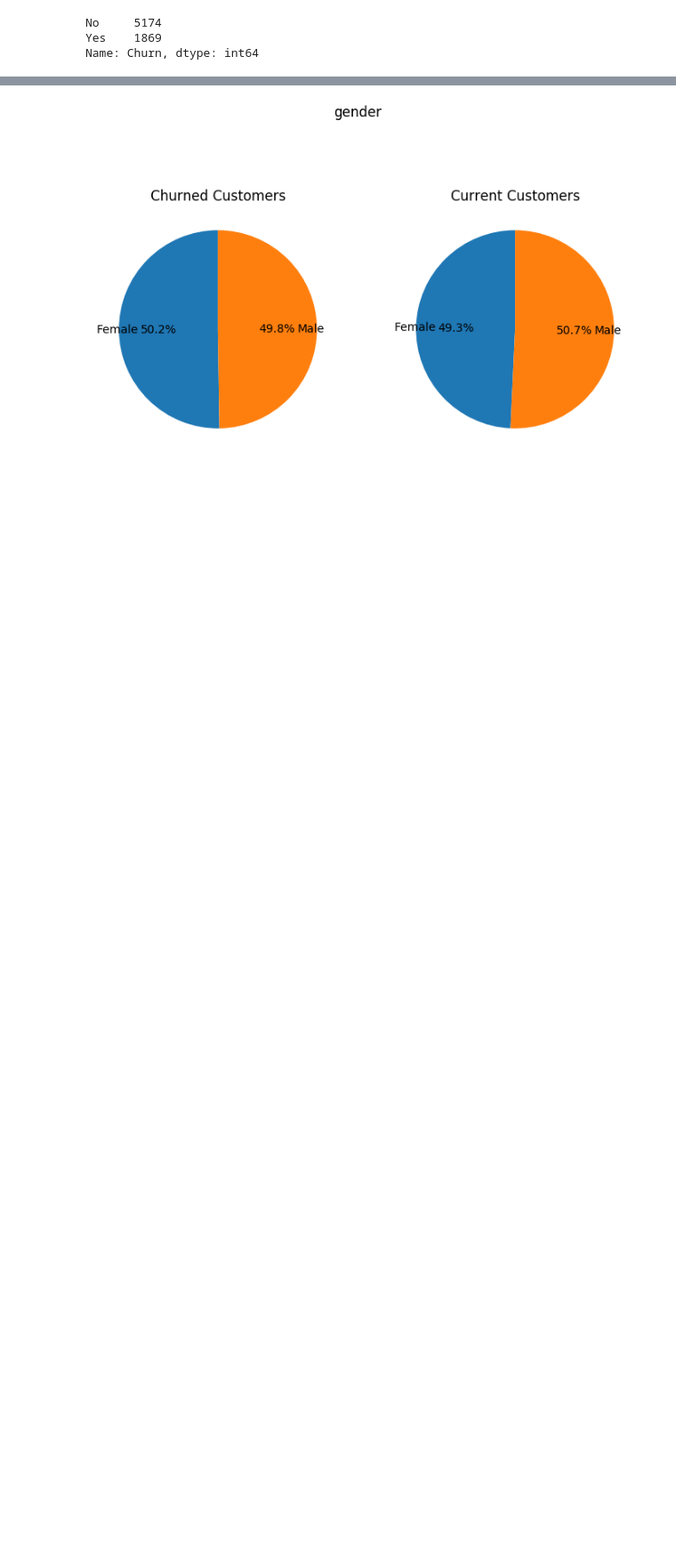
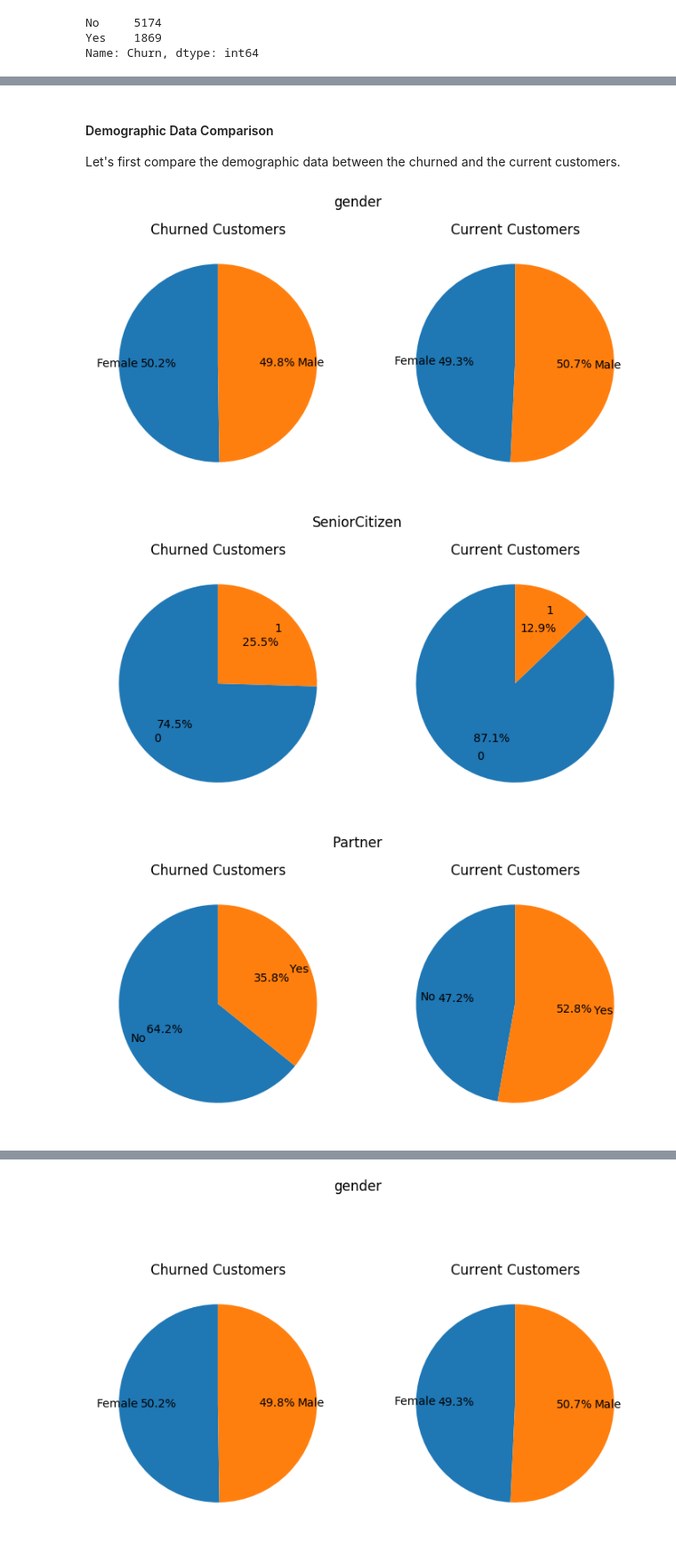
Before and after one commit to keigito/Telco_EDA, a Jupyter notebook: Telco_Customer_Churn.ipynb, the cells around one changed output, grey strips where cells are left out. Shown at 89% size. Saved outputs shown, nothing was run; the diff lists cells and outputs as text; code cells hidden in the pictures; blank space fills up the shorter version.

```diff
--- a/Telco_Customer_Churn.ipynb
+++ b/Telco_Customer_Churn.ipynb
@@ -178 +191,5 @@ This is an inbalanced data, as indicated by the above value counts. The current
+# %% [markdown]
+#### Demographic Data Comparison
+
+Let's first compare the demographic data between the churned and the current customers.
 # %%
@@ -181,0 +199,48 @@ df_stayed = df.loc[df["Churn"] == "No"].copy()
+# %%
+demographic_column_names = ["gender", "SeniorCitizen", "Partner", "Dependents"]
+# %%
+for col_name in demographic_column_names:
+    churned_count = df_churned[col_name].value_counts()
+    stayed_count = df_current[col_name].value_counts()
+
+    churned_values = []
+    for i in range(len(churned_count.index)):
+        churned_values.append(churned_count[i])
+    churned_labels = list(churned_count.index)
+
+    stayed_values = []
+    for i in range(len(stayed_count.index)):
+        stayed_values.append(stayed_count[i])
+    stayed_labels = list(stayed_count.index)
+
+    churned_values_ordered = []
+    stayed_values_ordered = []
+    ordered_labels = []
+
+    for name in churned_labels:
+        churned_idx = churned_labels.index(name)
+        stayed_idx = stayed_labels.index(name)
+        churned_values_ordered.append(churned_values[churned_idx])
+        stayed_values_ordered.append(stayed_values[stayed_idx])
+        ordered_labels.append(name)
+
+    fig = plt.figure()
+
+    ax1 = fig.add_subplot(121)
+    ax1.pie(churned_values_ordered, labels=ordered_labels, autopct='%1.1f%%',
+         startangle=90, labeldistance=0.8)
+    ax1.set_title("Churned Customers")
+
+    ax2 = fig.add_subplot(122)
+    ax2.pie(stayed_values_ordered, labels=ordered_labels, autopct='%1.1f%%',
+        shadow=False, startangle=90, labeldistance=0.8)
+    ax2.set_title("Current Customers")
+
+    plt.suptitle(col_name)
+    plt.show()
+
+    print('\n')
+# %% [output]
+[figure, added]
+[figure, added]
+[figure, added]
```
Also changed, not shown: parts of 53 cells of this notebook.
